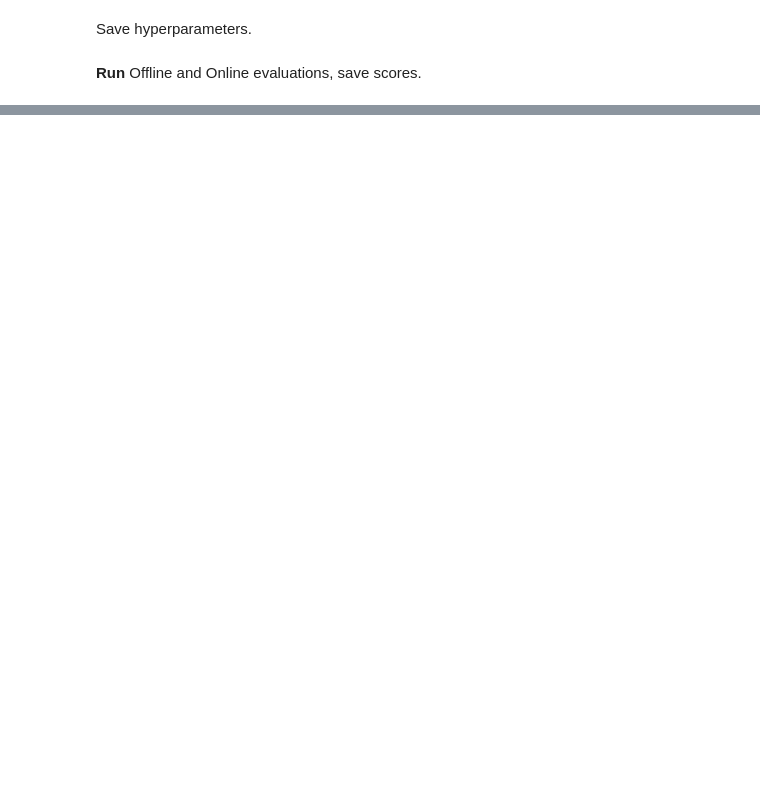
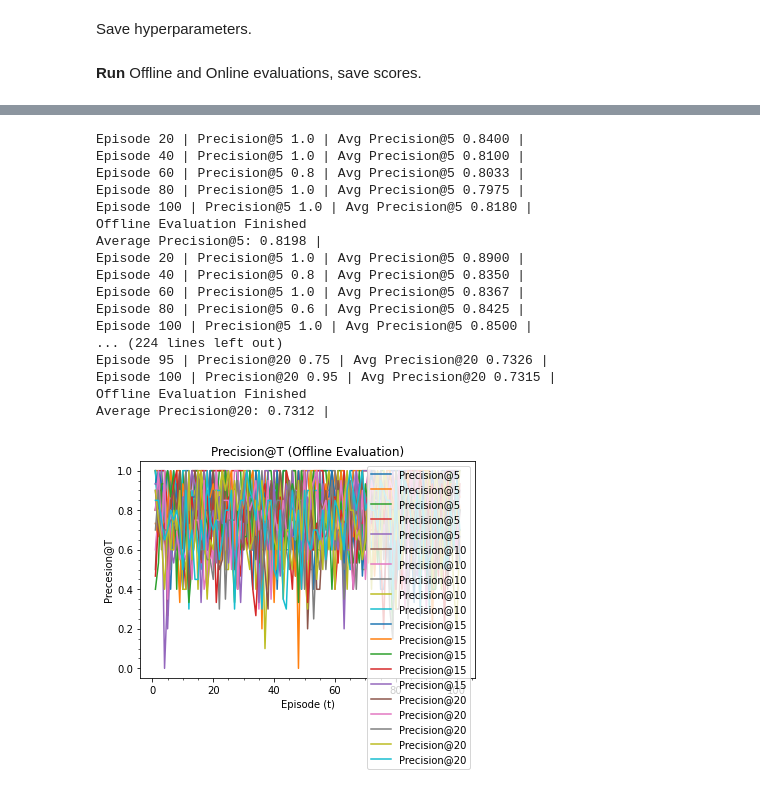
Before and after one commit to jiaqi-xi/slate_restaurant, a Jupyter notebook: Final Project/train_drr.ipynb, the cells around one changed output, grey strips where cells are left out. Drawn from its saved outputs; the diff is of its cells as text; code cells hidden in the pictures; blank space fills up the shorter version.

```diff
--- a/Final Project/train_drr.ipynb
+++ b/Final Project/train_drr.ipynb
@@ -364,3 +587,42 @@ Average Precision@20: 0.4030 |
+# %%
+# DRR
+for T_precision in T_precisions:
+    drr_Ts = []
+    for i in range(5):
+    #for i in range(20):
+        # Evaluate
+        avg_precision = trainer.offline_evaluate(T_precision)
+
+        # Append to list
+        drr_Ts.append(avg_precision)
+
+    # Save data
+    drr_Ts = np.array(drr_Ts)
+    np.save(output_path + f'avg_precision@{T_precision}_offline_eval.npy', drr_Ts)
+
+    # Save
+    sourceFile = open(output_path + f'avg_precision@{T_precision}_offline_eval.txt', 'w')
+    print(f'Average Precision@{T_precision} (Eval): {np.mean(drr_Ts)}', file=sourceFile)
+    sourceFile.close()
+# %% [output]
+Episode 20 | Precision@5 1.0 | Avg Precision@5 0.8400 |
+Episode 40 | Precision@5 1.0 | Avg Precision@5 0.8100 |
+Episode 60 | Precision@5 0.8 | Avg Precision@5 0.8033 |
+Episode 80 | Precision@5 1.0 | Avg Precision@5 0.7975 |
+Episode 100 | Precision@5 1.0 | Avg Precision@5 0.8180 |
+Offline Evaluation Finished
+Average Precision@5: 0.8198 |
+Episode 20 | Precision@5 1.0 | Avg Precision@5 0.8900 |
+Episode 40 | Precision@5 0.8 | Avg Precision@5 0.8350 |
+Episode 60 | Precision@5 1.0 | Avg Precision@5 0.8367 |
+Episode 80 | Precision@5 0.6 | Avg Precision@5 0.8425 |
+Episode 100 | Precision@5 1.0 | Avg Precision@5 0.8500 |
+... (224 lines left out)
+Episode 95 | Precision@20 0.75 | Avg Precision@20 0.7326 |
+Episode 100 | Precision@20 0.95 | Avg Precision@20 0.7315 |
+Offline Evaluation Finished
+Average Precision@20: 0.7312 |
+[figure, added]
 # %%
 pmf_fives = np.load(output_path + 'avg_precision@5_offline_pmf_eval.npy')
 pmf_tens = np.load(output_path + 'avg_precision@10_offline_pmf_eval.npy')
```
Also changed, not shown: parts of 20 cells of this notebook.
